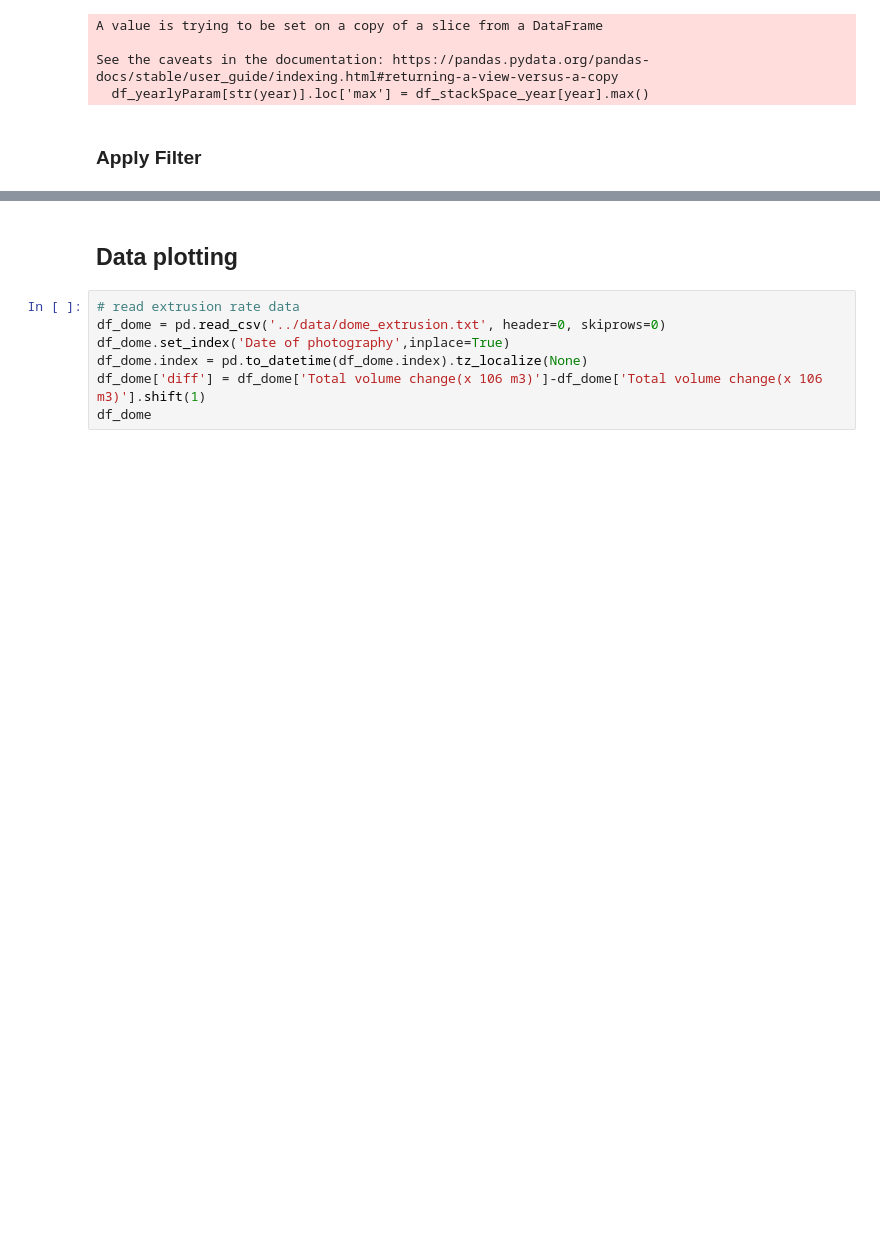
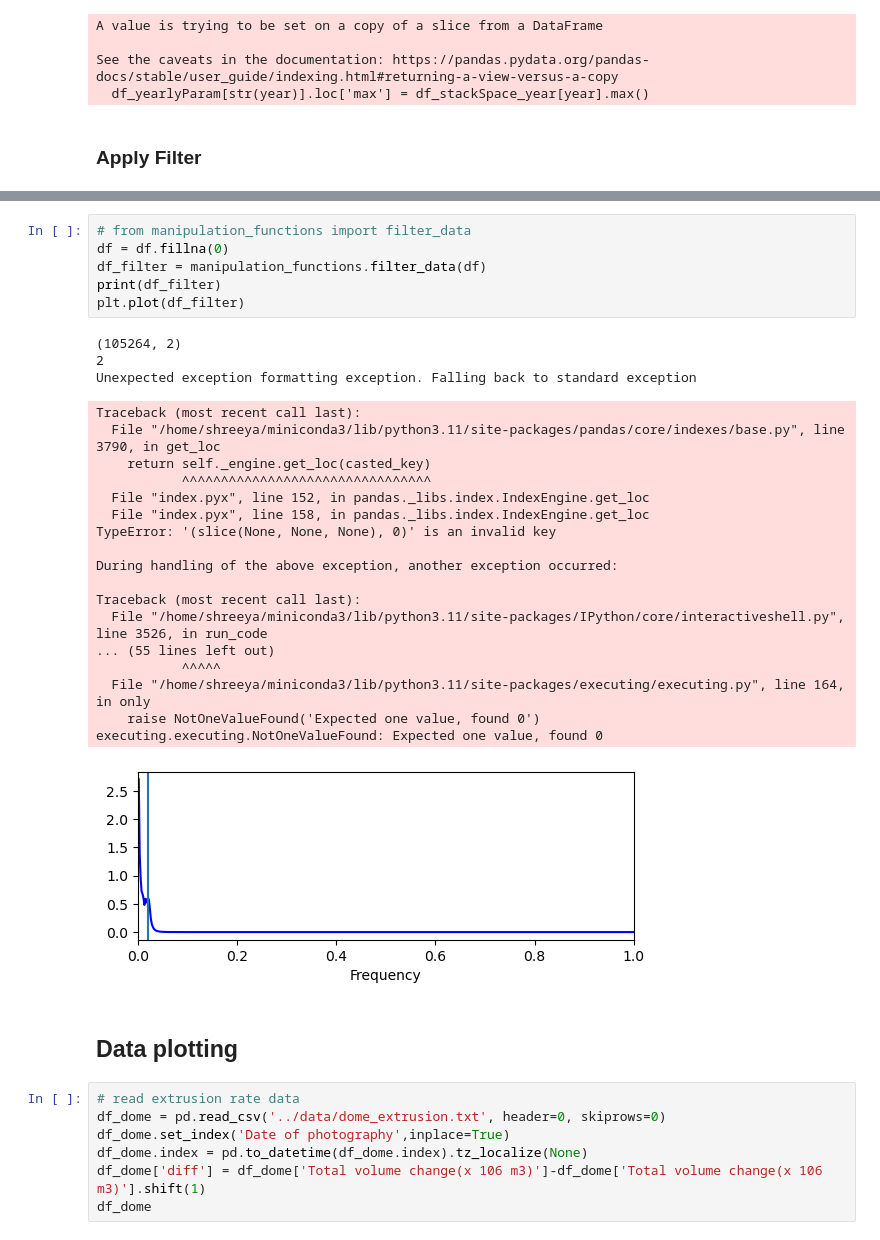
Before and after one commit to CSE583MtStHelens/CSE583_MtStHelens, a Jupyter notebook: example/Example_Tutorial.ipynb, the cells around one changed output, grey strips where cells are left out. Cells and saved outputs as stored; diff of their text form; blank space fills up the shorter version.

Commit message:
Adding filtering tutorial

```diff
--- a/example/Example_Tutorial.ipynb
+++ b/example/Example_Tutorial.ipynb
@@ -97,3 +131,31 @@ NameError: name 'filter_data' is not defined
+# %%
+# from manipulation_functions import filter_data
+df = df.fillna(0)
+df_filter = manipulation_functions.filter_data(df)
+print(df_filter)
+plt.plot(df_filter)
+# %% [output]
+(105264, 2)
+2
+Unexpected exception formatting exception. Falling back to standard exception
+Traceback (most recent call last):
+  File "/home/shreeya/miniconda3/lib/python3.11/site-packages/pandas/core/indexes/base.py", line 3790, in get_loc
+    return self._engine.get_loc(casted_key)
+           ^^^^^^^^^^^^^^^^^^^^^^^^^^^^^^^^
+  File "index.pyx", line 152, in pandas._libs.index.IndexEngine.get_loc
+  File "index.pyx", line 158, in pandas._libs.index.IndexEngine.get_loc
+TypeError: '(slice(None, None, None), 0)' is an invalid key
+
+During handling of the above exception, another exception occurred:
+
+Traceback (most recent call last):
+  File "/home/shreeya/miniconda3/lib/python3.11/site-packages/IPython/core/interactiveshell.py", line 3526, in run_code
+... (55 lines left out)
+           ^^^^^
+  File "/home/shreeya/miniconda3/lib/python3.11/site-packages/executing/executing.py", line 164, in only
+    raise NotOneValueFound('Expected one value, found 0')
+executing.executing.NotOneValueFound: Expected one value, found 0
+[figure, added]
 # %% [markdown]
 ## Data plotting
 # %%
```
Also changed, not shown: parts of 4 cells of this notebook.
